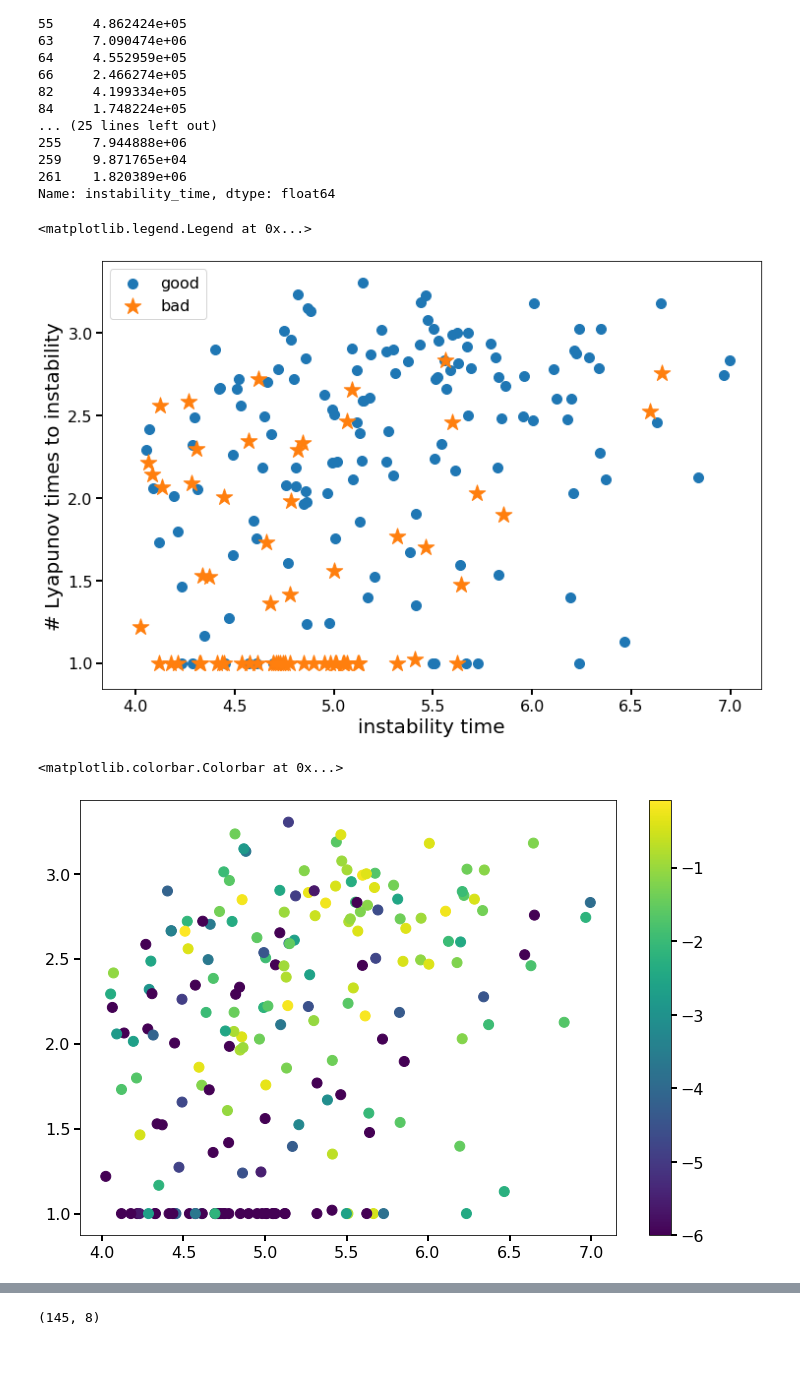
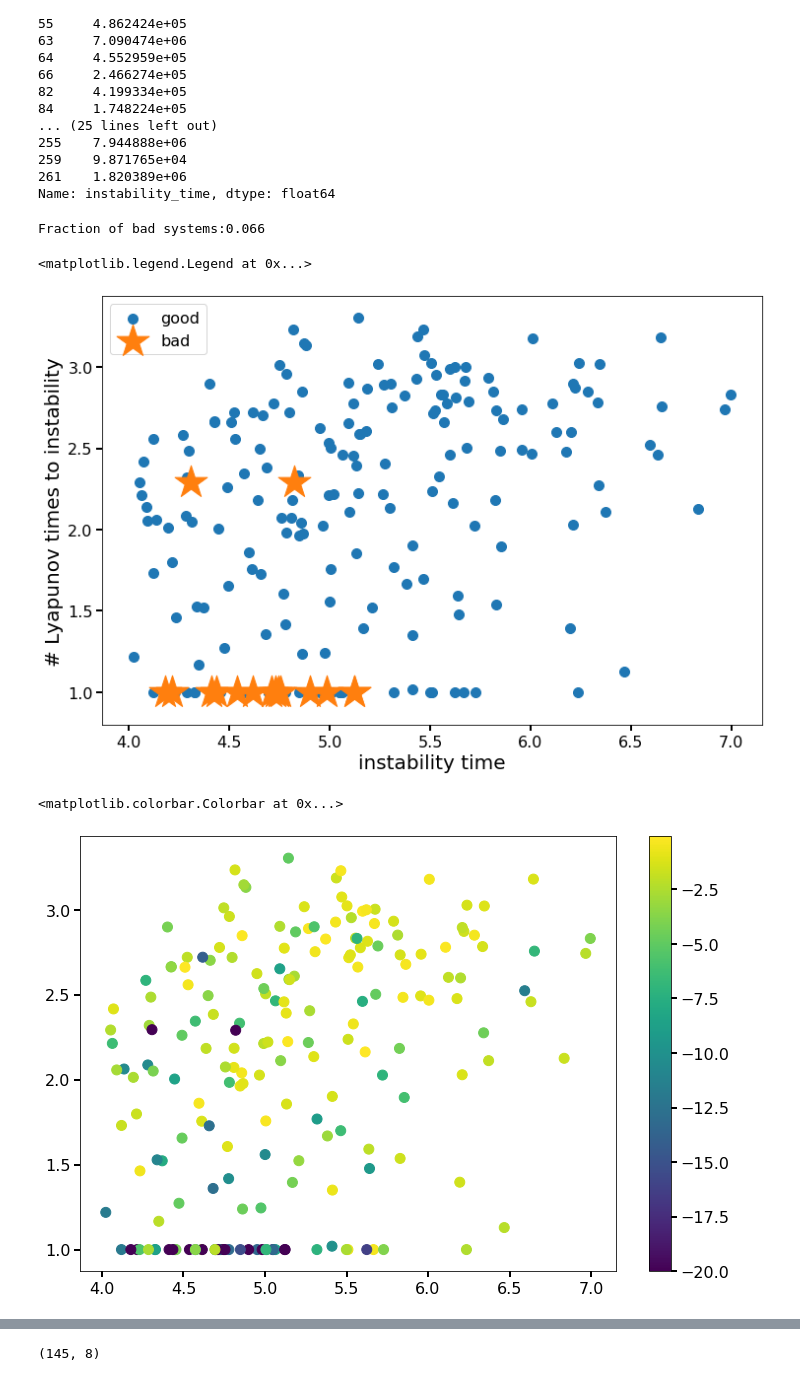
Before and after one commit to Naireen/StabilitySetImage, a Jupyter notebook: Analysis/SeparateExponentialsFromLognormals.ipynb, the cells around one changed output, grey strips where cells are left out. Drawn from its saved outputs; the diff is of its cells as text; code cells hidden in the pictures.

Commit message:
added histogram notebook

```diff
--- a/Analysis/SeparateExponentialsFromLognormals.ipynb
+++ b/Analysis/SeparateExponentialsFromLognormals.ipynb
@@ -45,21 +53,25 @@ df[df['tlyap10'].isnull()]['instability_time']
 259    9.871765e+04
 261    1.820389e+06
 Name: instability_time, dtype: float64
+# %%
+print("Fraction of bad systems:{0:.3f}".format(bad.sum()/df.shape[0]))
+# %% [output]
+Fraction of bad systems:0.066
 # %%
 fig, ax = plt.subplots(figsize=(12,8))
-ax.scatter(np.log10(df['instability_time'])[good], np.log10(df['Nlyap10'])[good], marker='o', label='good')
-ax.scatter(np.log10(df['instability_time'])[~good], np.log10(df['Nlyap10'])[~good], marker='*', s=300, label='bad')
+ax.scatter(np.log10(df['instability_time'])[~bad], np.log10(df['Nlyap10'])[~bad], marker='o', label='good')
+ax.scatter(np.log10(df['instability_time'])[bad], np.log10(df['Nlyap10'])[bad], marker='*', s=1200, label='bad')
 ax.set_xlabel('instability time')
 ax.set_ylabel('# Lyapunov times to instability')
 ax.legend()
 # %% [output]
 <matplotlib.legend.Legend at 0x...>
-[figure, old version]
+[figure, new version]
 # %%
 fig, ax = plt.subplots(figsize=(12,8))
 cm = plt.cm.get_cmap('RdYlBu')
-cb = ax.scatter(np.log10(df['instability_time']), np.log10(df['Nlyap10']), c=np.log10(df['KSpval']), vmin=-6)
+cb = ax.scatter(np.log10(df['instability_time']), np.log10(df['Nlyap10']), c=np.log10(df['KSpval']), vmin=-20)
 plt.colorbar(cb)
 # %% [output]
 <matplotlib.colorbar.Colorbar at 0x...>
-[figure, old version]
+[figure, new version]
```
Also changed, not shown: parts of 12 cells of this notebook, 4 other files.
